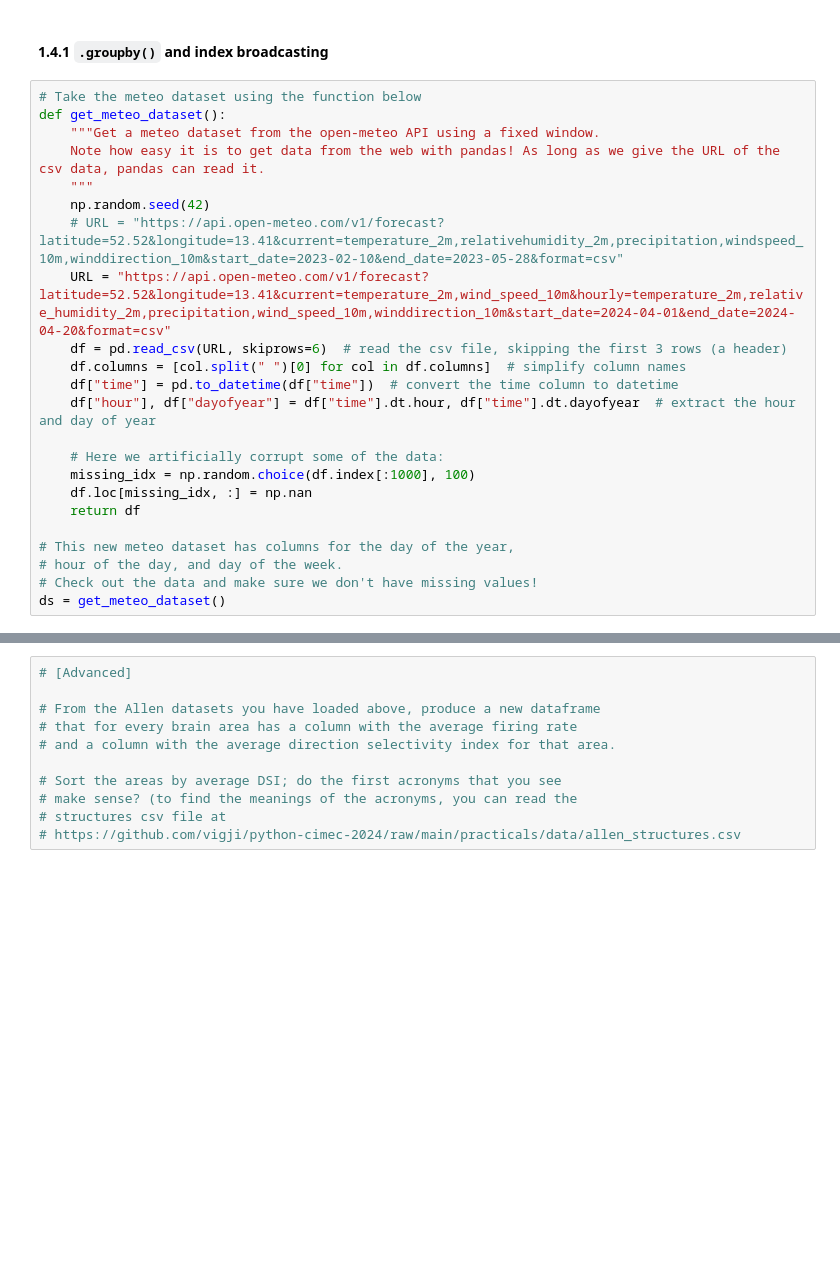
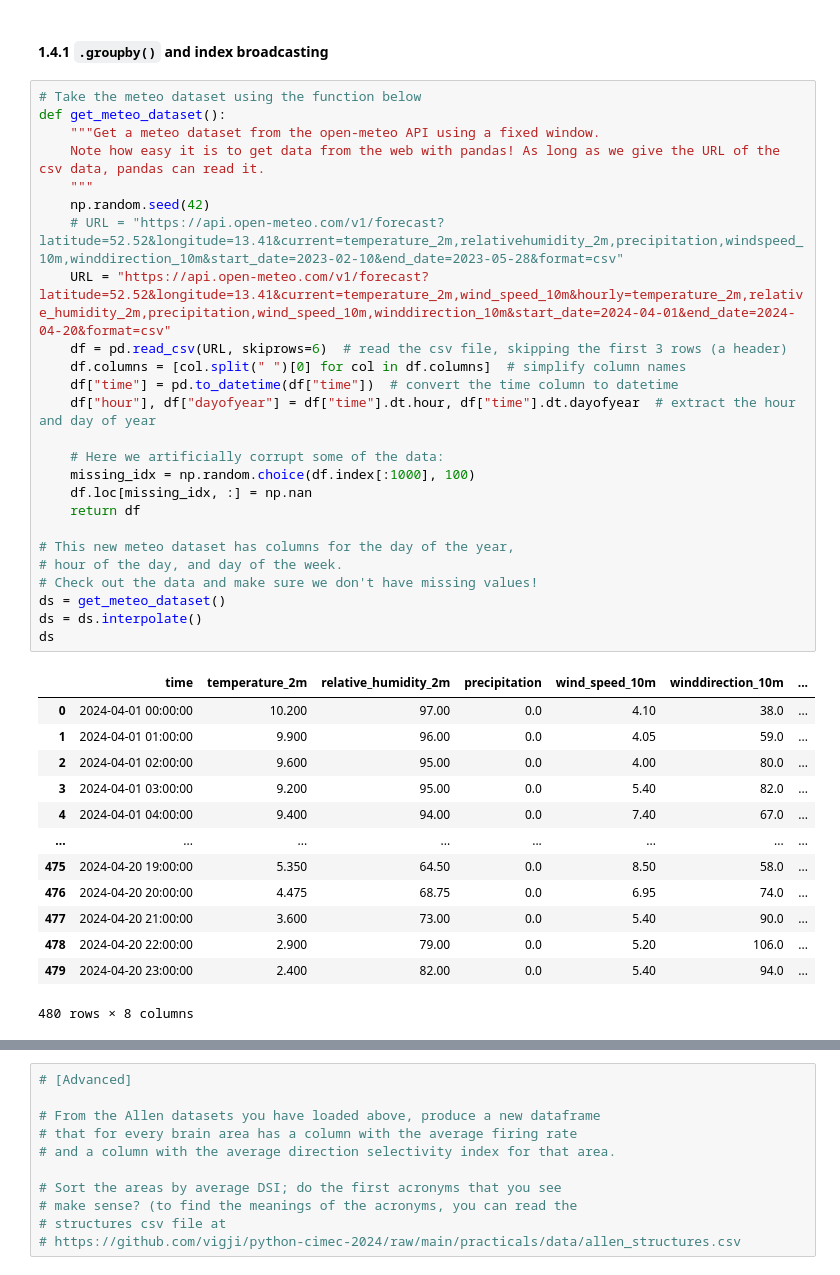
Before and after one commit to vigji/python-cimec-2024, a Jupyter notebook: practicals/Practicals_1.4.ipynb, the cells around one changed output, grey strips where cells are left out. Drawn from its saved outputs; the diff is of its cells as text; blank space fills up the shorter version.

```diff
--- a/practicals/Practicals_1.4.ipynb
+++ b/practicals/Practicals_1.4.ipynb
@@ -115,25 +159,41 @@ subject_df.head()
 # %%
 # Take the meteo dataset using the function below
 def get_meteo_dataset():
     """Get a meteo dataset from the open-meteo API using a fixed window.
     Note how easy it is to get data from the web with pandas! As long as we give the URL of the csv data, pandas can read it.
     """
     np.random.seed(42)
     # URL = "https://api.open-meteo.com/v1/forecast?latitude=52.52&longitude=13.41&current=temperature_2m,relativehumidity_2m,precipitation,windspeed_10m,winddirection_10m&start_date=2023-02-10&end_date=2023-05-28&format=csv"
     URL = "https://api.open-meteo.com/v1/forecast?latitude=52.52&longitude=13.41&current=temperature_2m,wind_speed_10m&hourly=temperature_2m,relative_humidity_2m,precipitation,wind_speed_10m,winddirection_10m&start_date=2024-04-01&end_date=2024-04-20&format=csv"
     df = pd.read_csv(URL, skiprows=6)  # read the csv file, skipping the first 3 rows (a header)
     df.columns = [col.split(" ")[0] for col in df.columns]  # simplify column names
     df["time"] = pd.to_datetime(df["time"])  # convert the time column to datetime
     df["hour"], df["dayofyear"] = df["time"].dt.hour, df["time"].dt.dayofyear  # extract the hour and day of year
 
     # Here we artificially corrupt some of the data:
     missing_idx = np.random.choice(df.index[:1000], 100)
     df.loc[missing_idx, :] = np.nan
     return df
 
 # This new meteo dataset has columns for the day of the year,
 # hour of the day, and day of the week.
 # Check out the data and make sure we don't have missing values!
 ds = get_meteo_dataset()
+ds = ds.interpolate()
+ds
+# %% [output]
+|  | time | temperature_2m | relative_humidity_2m | precipitation | wind_speed_10m | winddirection_10m | ... |
+| 0 | 2024-04-01 00:00:00 | 10.200 | 97.00 | 0.0 | 4.10 | 38.0 | ... |
+| 1 | 2024-04-01 01:00:00 | 9.900 | 96.00 | 0.0 | 4.05 | 59.0 | ... |
+| 2 | 2024-04-01 02:00:00 | 9.600 | 95.00 | 0.0 | 4.00 | 80.0 | ... |
+| 3 | 2024-04-01 03:00:00 | 9.200 | 95.00 | 0.0 | 5.40 | 82.0 | ... |
+| 4 | 2024-04-01 04:00:00 | 9.400 | 94.00 | 0.0 | 7.40 | 67.0 | ... |
+| ... | ... | ... | ... | ... | ... | ... | ... |
+| 475 | 2024-04-20 19:00:00 | 5.350 | 64.50 | 0.0 | 8.50 | 58.0 | ... |
+| 476 | 2024-04-20 20:00:00 | 4.475 | 68.75 | 0.0 | 6.95 | 74.0 | ... |
+| 477 | 2024-04-20 21:00:00 | 3.600 | 73.00 | 0.0 | 5.40 | 90.0 | ... |
+| 478 | 2024-04-20 22:00:00 | 2.900 | 79.00 | 0.0 | 5.20 | 106.0 | ... |
+| 479 | 2024-04-20 23:00:00 | 2.400 | 82.00 | 0.0 | 5.40 | 94.0 | ... |
+480 rows × 8 columns
 # %%
 # Use the .groupby() method to compute the mean temperature for each hour of the day:
```
Also changed, not shown: parts of 7 cells of this notebook, 1 other file.
